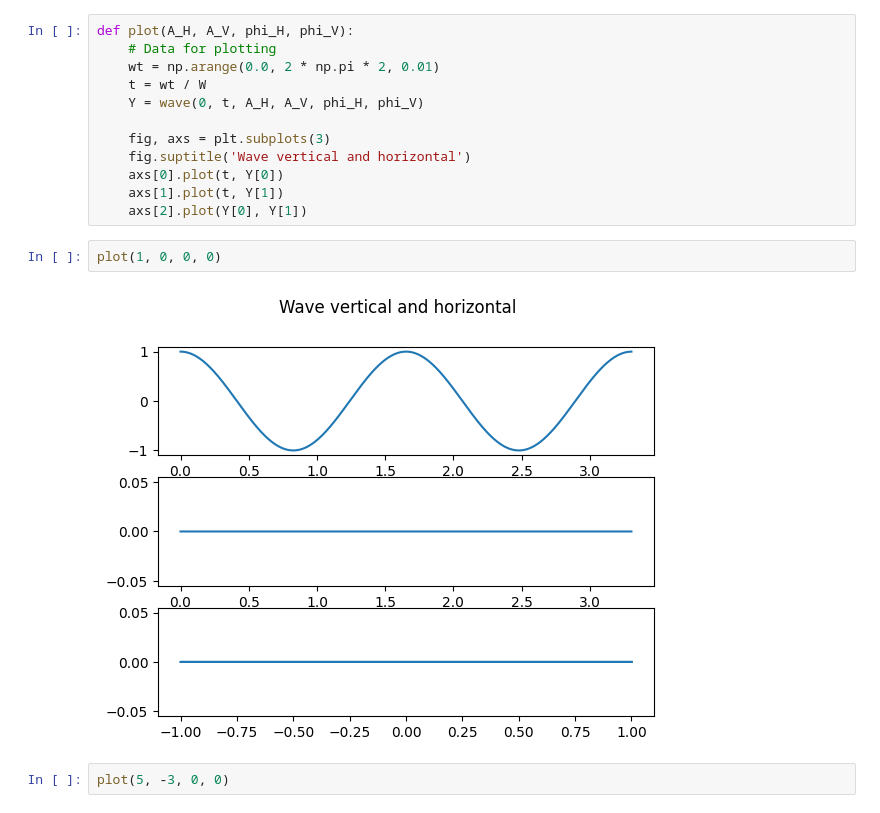
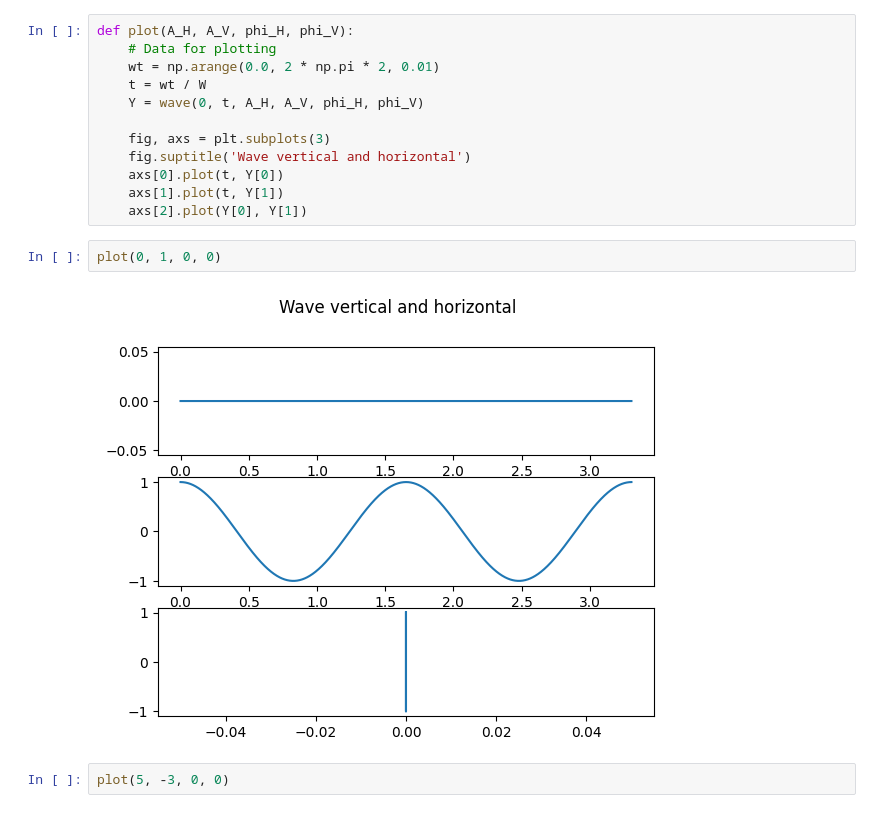
Before and after one commit to stillonearth/lvovsky-qm, a Jupyter notebook: B-2.ipynb, the cells around one changed output. Saved outputs shown, nothing was run; the diff lists cells and outputs as text.

```diff
--- a/B-2.ipynb
+++ b/B-2.ipynb
@@ -29,9 +29,9 @@ def plot(A_H, A_V, phi_H, phi_V):
     axs[1].plot(t, Y[1])
     axs[2].plot(Y[0], Y[1])
 # %%
-plot(1, 0, 0, 0)
+plot(0, 1, 0, 0)
 # %% [output]
-[figure, old version]
+[figure, new version]
 # %%
 plot(5, -3, 0, 0)
 # %% [output]
```
Also changed, not shown: 1 other file.
